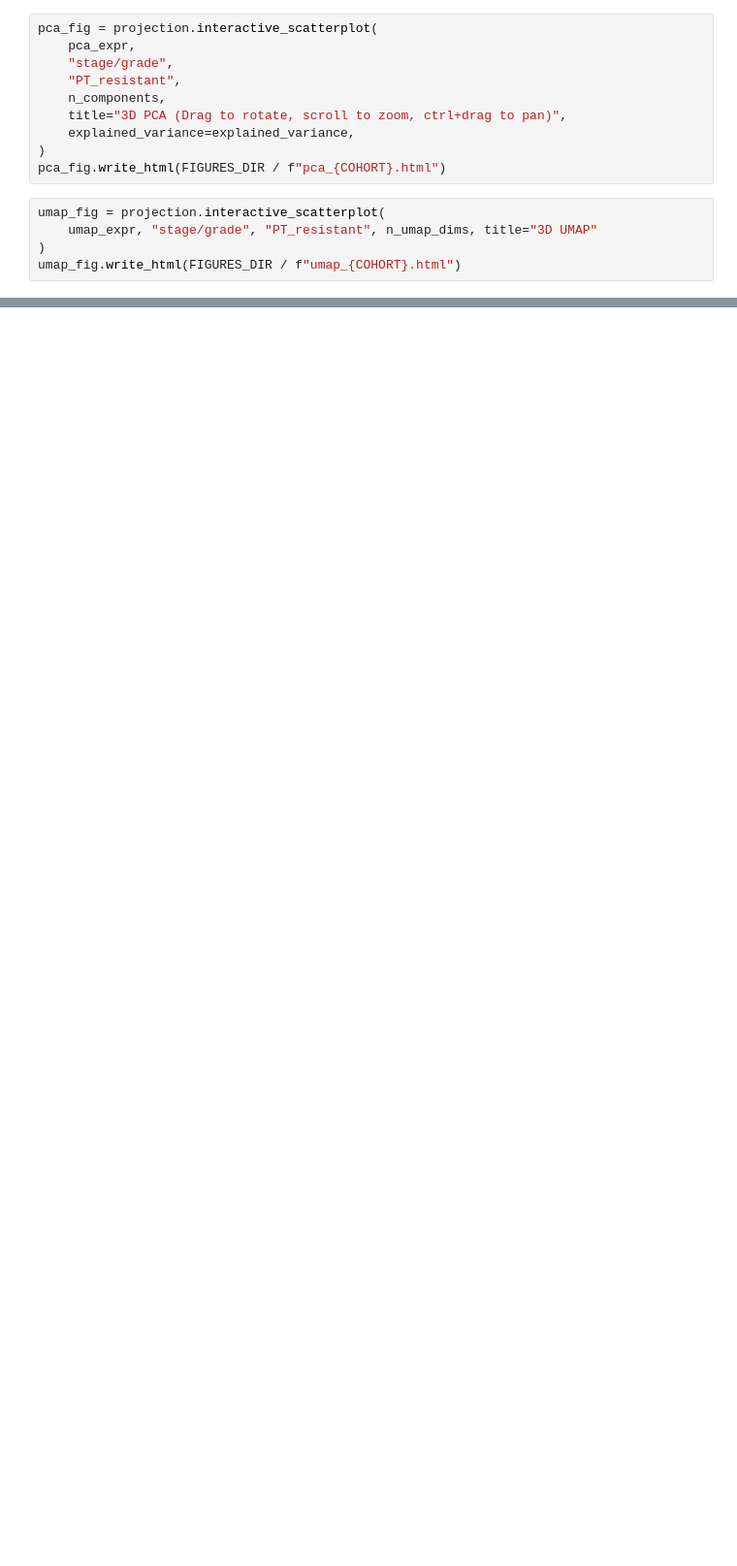
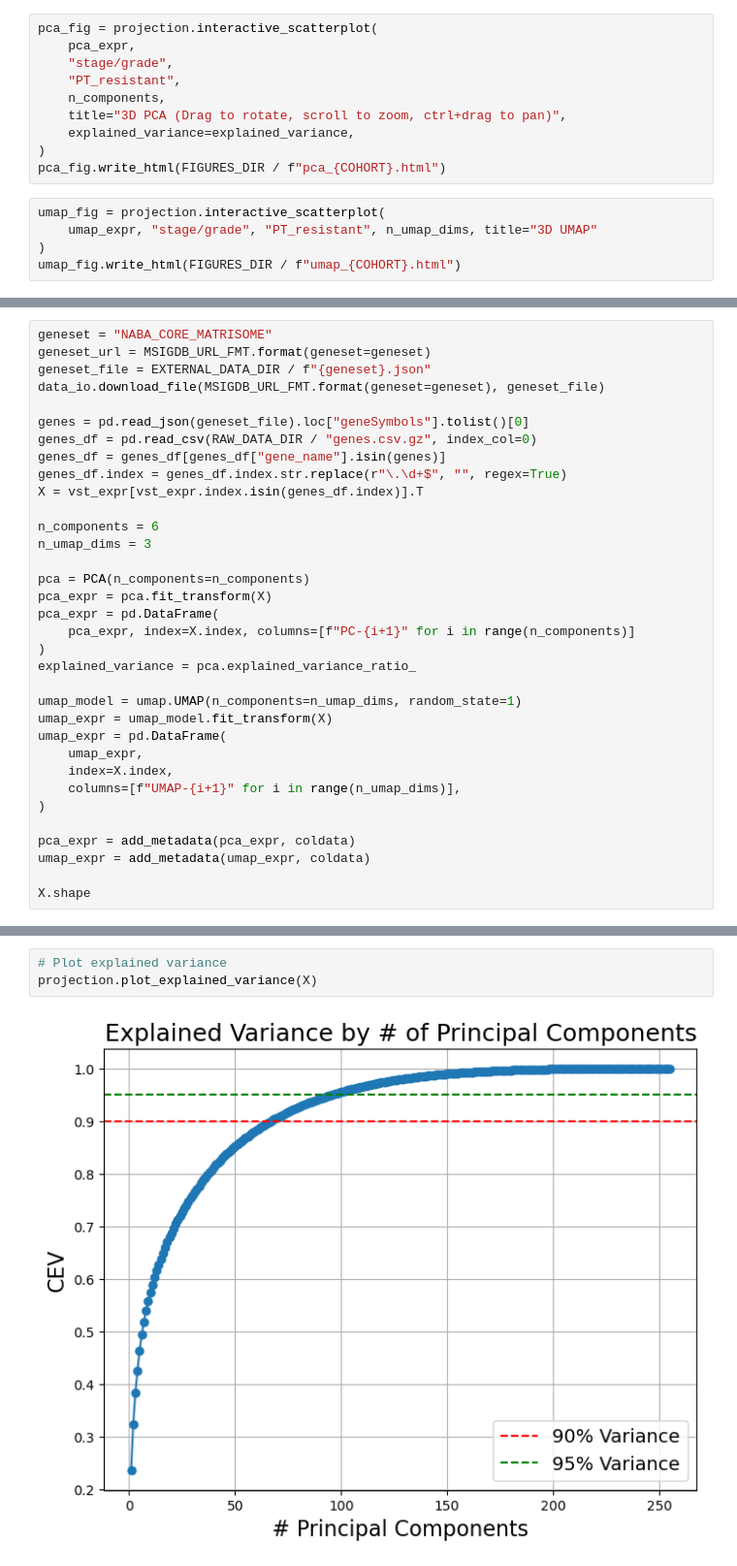
Before and after one commit to fogg-lab/ecm-chemoresistance-rnaseq-analysis, a Jupyter notebook: notebooks/1_exploratory_data_analysis.ipynb, the cells around one changed output, grey strips where cells are left out. Shown at 97% size. Saved outputs shown, nothing was run; the diff lists cells and outputs as text; blank space fills up the shorter version.

```diff
--- a/notebooks/1_exploratory_data_analysis.ipynb
+++ b/notebooks/1_exploratory_data_analysis.ipynb
@@ -89,0 +164,34 @@ umap_fig.write_html(FIGURES_DIR / f"umap_{COHORT}.html")
+# %%
+geneset = "NABA_CORE_MATRISOME"
+geneset_url = MSIGDB_URL_FMT.format(geneset=geneset)
+geneset_file = EXTERNAL_DATA_DIR / f"{geneset}.json"
+data_io.download_file(MSIGDB_URL_FMT.format(geneset=geneset), geneset_file)
+
+genes = pd.read_json(geneset_file).loc["geneSymbols"].tolist()[0]
+genes_df = pd.read_csv(RAW_DATA_DIR / "genes.csv.gz", index_col=0)
+genes_df = genes_df[genes_df["gene_name"].isin(genes)]
+genes_df.index = genes_df.index.str.replace(r"\.\d+$", "", regex=True)
+X = vst_expr[vst_expr.index.isin(genes_df.index)].T
+
+n_components = 6
+n_umap_dims = 3
+
+pca = PCA(n_components=n_components)
+pca_expr = pca.fit_transform(X)
+pca_expr = pd.DataFrame(
+    pca_expr, index=X.index, columns=[f"PC-{i+1}" for i in range(n_components)]
+)
+explained_variance = pca.explained_variance_ratio_
+
+umap_model = umap.UMAP(n_components=n_umap_dims, random_state=1)
+umap_expr = umap_model.fit_transform(X)
+umap_expr = pd.DataFrame(
+    umap_expr,
+    index=X.index,
+    columns=[f"UMAP-{i+1}" for i in range(n_umap_dims)],
+)
+
+pca_expr = add_metadata(pca_expr, coldata)
+umap_expr = add_metadata(umap_expr, coldata)
+
+X.shape
@@ -89,0 +201,5 @@ umap_fig.write_html(FIGURES_DIR / f"umap_{COHORT}.html")
+# %%
+# Plot explained variance
+projection.plot_explained_variance(X)
+# %% [output]
+[figure, added]
```
Also changed, not shown: parts of 14 cells of this notebook, 9 other files.
